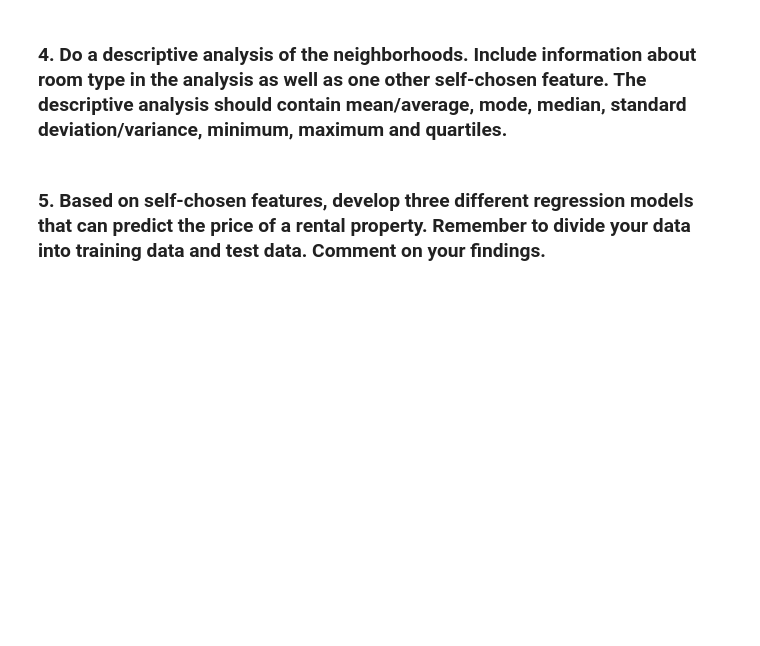
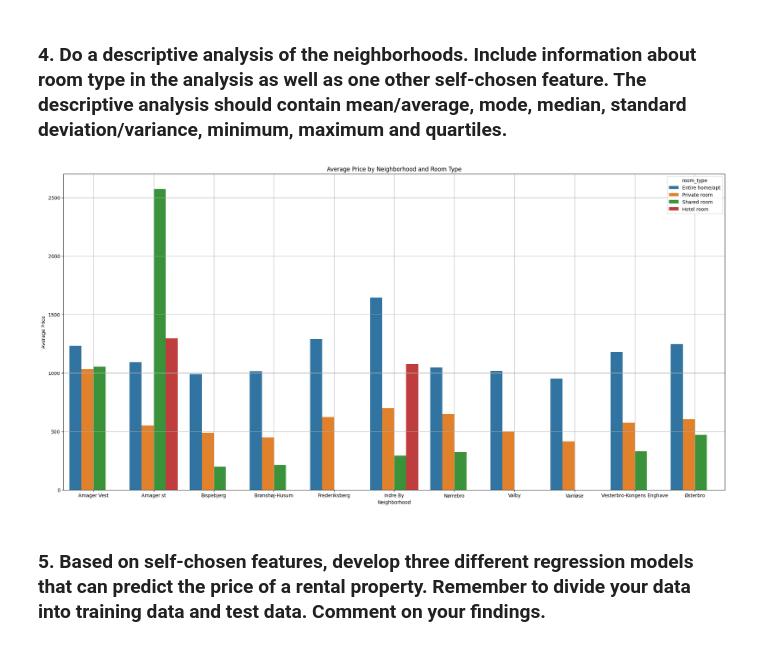
Before and after one commit to dragoselul/MAL1, a Jupyter notebook: Assignment 1/1. Getting started - Copenhagen Airbnb.ipynb, the cells around one changed output. Saved outputs shown, nothing was run; the diff lists cells and outputs as text; code cells hidden in the pictures; blank space fills up the shorter version.

```diff
--- a/Assignment 1/1. Getting started - Copenhagen Airbnb.ipynb
+++ b/Assignment 1/1. Getting started - Copenhagen Airbnb.ipynb
@@ -147,2 +169,29 @@ plt.show()
+# %%
+# Descriptive statistics for Price by Neighbourhood and Room Type
+descriptive_stats = data_filtered.groupby(['neighbourhood_cleansed', 'room_type']).agg({
+    'price': ['mean', 'median', 'std', 'var', 'min', 'max', 'count'],
+    'availability_365': ['mean', 'median', 'std', 'var', 'min', 'max', 'count']
+}).reset_index()
+
+# Renaming columns for better readability
+descriptive_stats.columns = ['neighbourhood_cleansed', 'room_type', 'price_mean', 'price_median', 'price_std', 'price_variance', 'price_min', 'price_max', 'price_count',
+                             'availability_mean', 'availability_median', 'availability_std', 'availability_variance', 'availability_min', 'availability_max', 'availability_count']
+quartiles_price = data_filtered.groupby(['neighbourhood_cleansed', 'room_type'])['price'].quantile([0.25, 0.5, 0.75]).unstack().rename(columns={0.25: 'price_q1', 0.5: 'price_q2', 0.75: 'price_q3'})
+quartiles_availability = data_filtered.groupby(['neighbourhood_cleansed', 'room_type'])['availability_365'].quantile([0.25, 0.5, 0.75]).unstack().rename(columns={0.25: 'availability_q1', 0.5: 'availability_q2', 0.75: 'availability_q3'})
+
+# Merging the quartiles with the descriptive statistics
+descriptive_stats = pd.merge(descriptive_stats, quartiles_price, on=['neighbourhood_cleansed', 'room_type'])
+descriptive_stats = pd.merge(descriptive_stats, quartiles_availability, on=['neighbourhood_cleansed', 'room_type'])
+
+# Display the final descriptive statistics
+plt.figure(figsize=(25, 12))
+sns.barplot(x='neighbourhood_cleansed', y='price_mean', hue='room_type', data=descriptive_stats)
+plt.title('Average Price by Neighborhood and Room Type')
+plt.ylabel('Average Price')
+plt.xlabel('Neighborhood')
+plt.grid(True)
+plt.show()
+# %% [output]
+[figure, added]
 # %% [markdown]
 ### 5. Based on self-chosen features, develop three different regression models that can predict the price of a rental property. Remember to divide your data into training data and test data. Comment on your findings.
```
Also changed, not shown: parts of 8 cells of this notebook.
